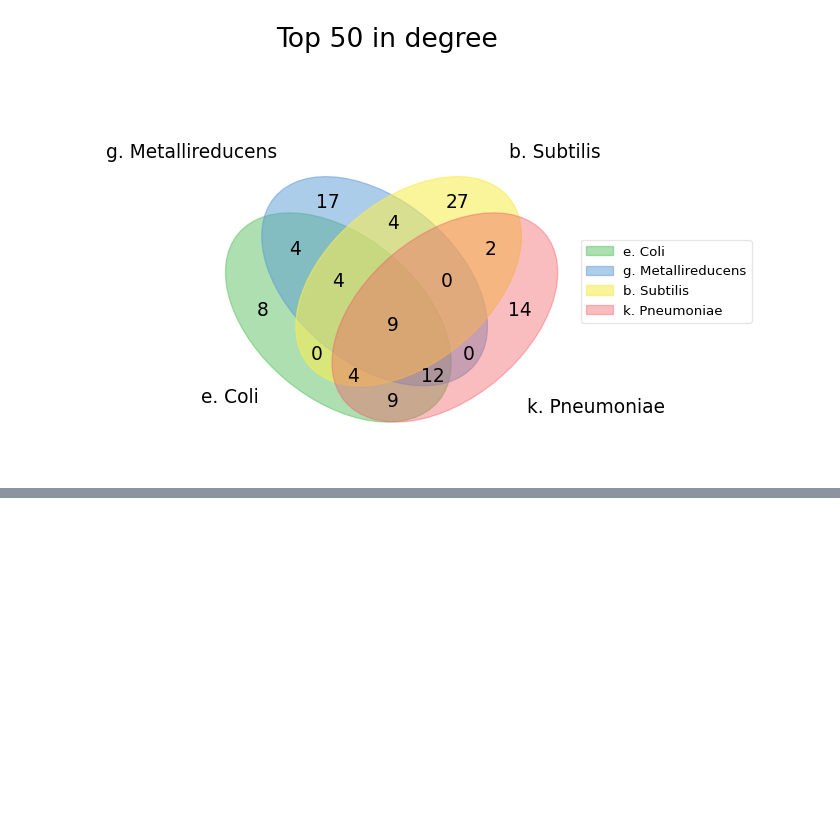
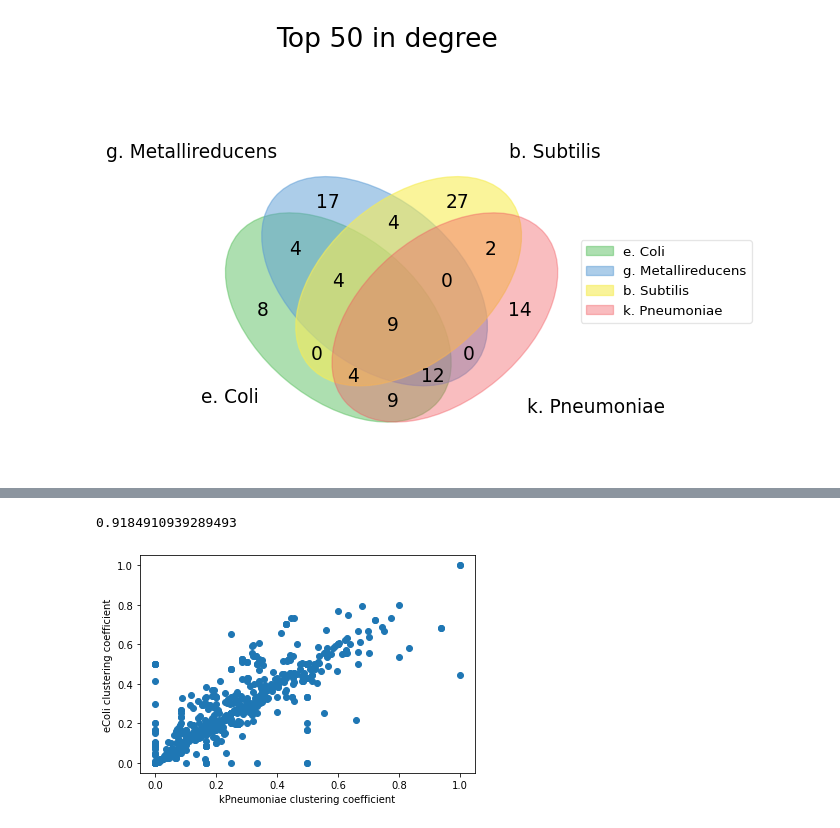
Before and after one commit to maggietsui/BMI206_final, a Jupyter notebook: individual_project.ipynb, the cells around one changed output, grey strips where cells are left out. Saved outputs shown, nothing was run; the diff lists cells and outputs as text; code cells hidden in the pictures; blank space fills up the shorter version.

```diff
--- a/individual_project.ipynb
+++ b/individual_project.ipynb
@@ -482,0 +233,13 @@ fig.savefig('./cascade_venn.pdf', bbox_inches='tight')
+# %%
+# corr betw KP and EC clustering coeff (shared reactions)
+KP_cc = pd.Series(nx.clustering(g_list['kPneumoniae']))
+EC_cc = pd.Series(nx.clustering(g_list['eColi']))
+overlap = (KP_cc.index).intersection(EC_cc.index)
+corr = pd.Series.corr(KP_cc[overlap], EC_cc[overlap], method="spearman")
+print(corr)
+plt.scatter(KP_cc[overlap].values, EC_cc[overlap].values, marker='o')
+plt.xlabel("kPneumoniae clustering coefficient")
+plt.ylabel("eColi clustering coefficient");
+# %% [output]
+0.9184910939289493
+[figure, added]
```
Also changed, not shown: parts of 56 cells of this notebook.
